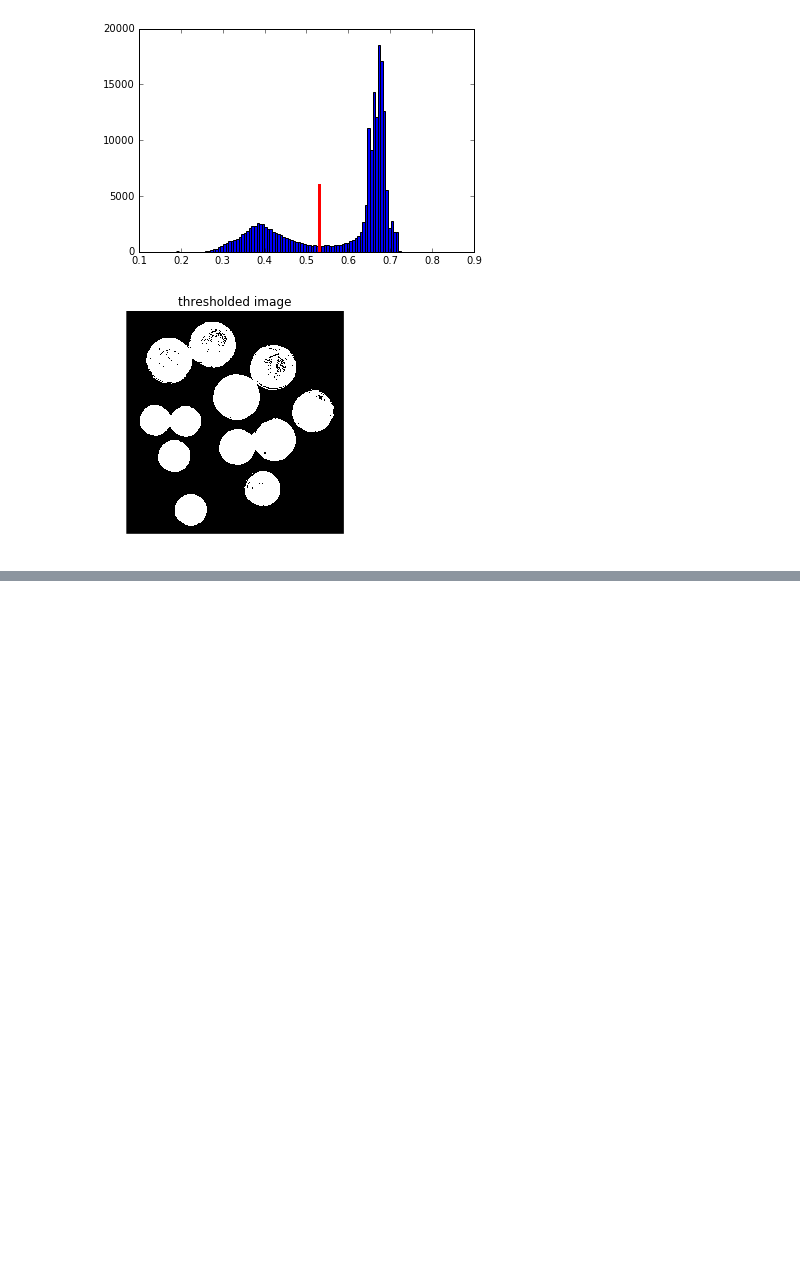
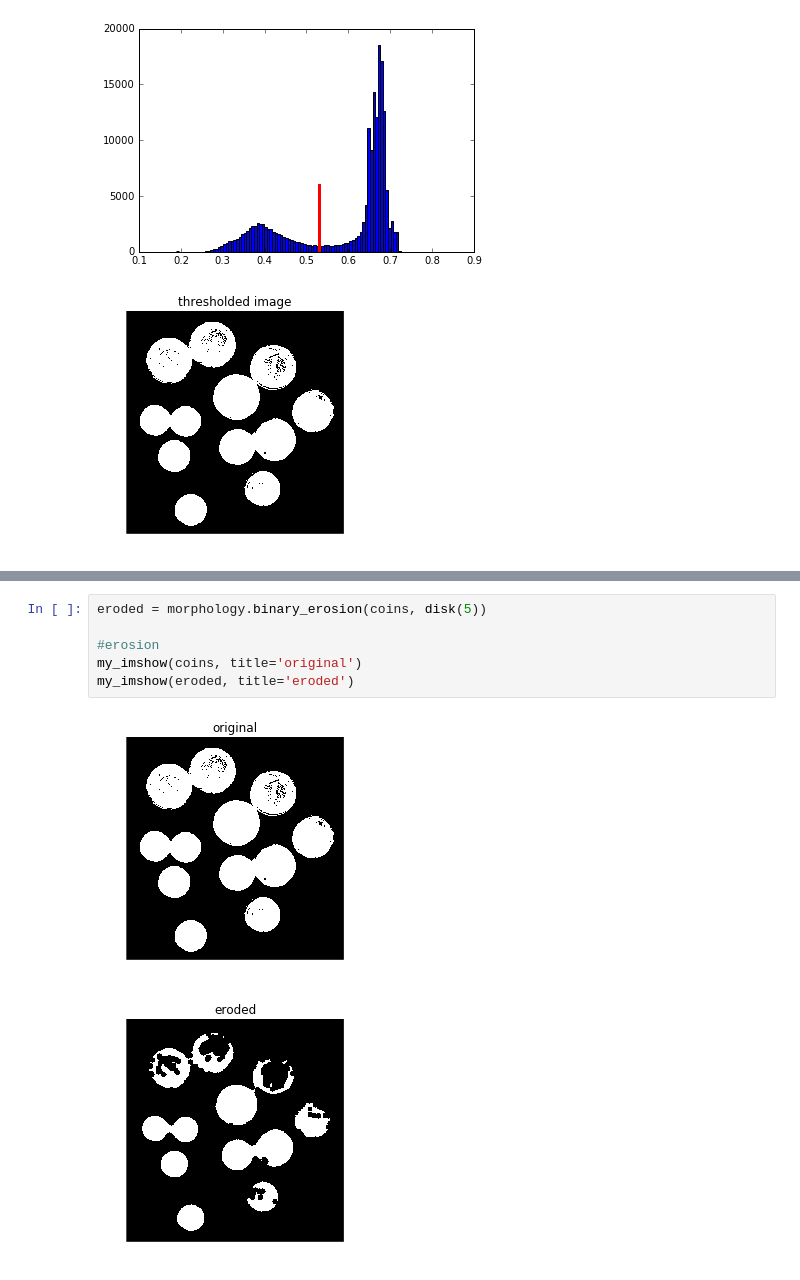
Before and after one commit to kwitte2232/Image-Analysis-in-Python, a Jupyter notebook: Kristen/ImageProcessing_with_Python_(brikeats).ipynb, the cells around one changed output, grey strips where cells are left out. Drawn from its saved outputs; the diff is of its cells as text; blank space fills up the shorter version.

```diff
--- a/Kristen/ImageProcessing_with_Python_(brikeats).ipynb
+++ b/Kristen/ImageProcessing_with_Python_(brikeats).ipynb
@@ -277,0 +297,9 @@ thresh=  0.530300981501
+# %%
+eroded = morphology.binary_erosion(coins, disk(5))
+
+#erosion
+my_imshow(coins, title='original')
+my_imshow(eroded, title='eroded')
+# %% [output]
+[figure, added]
+[figure, added]
```
Also changed, not shown: parts of 23 cells of this notebook.
